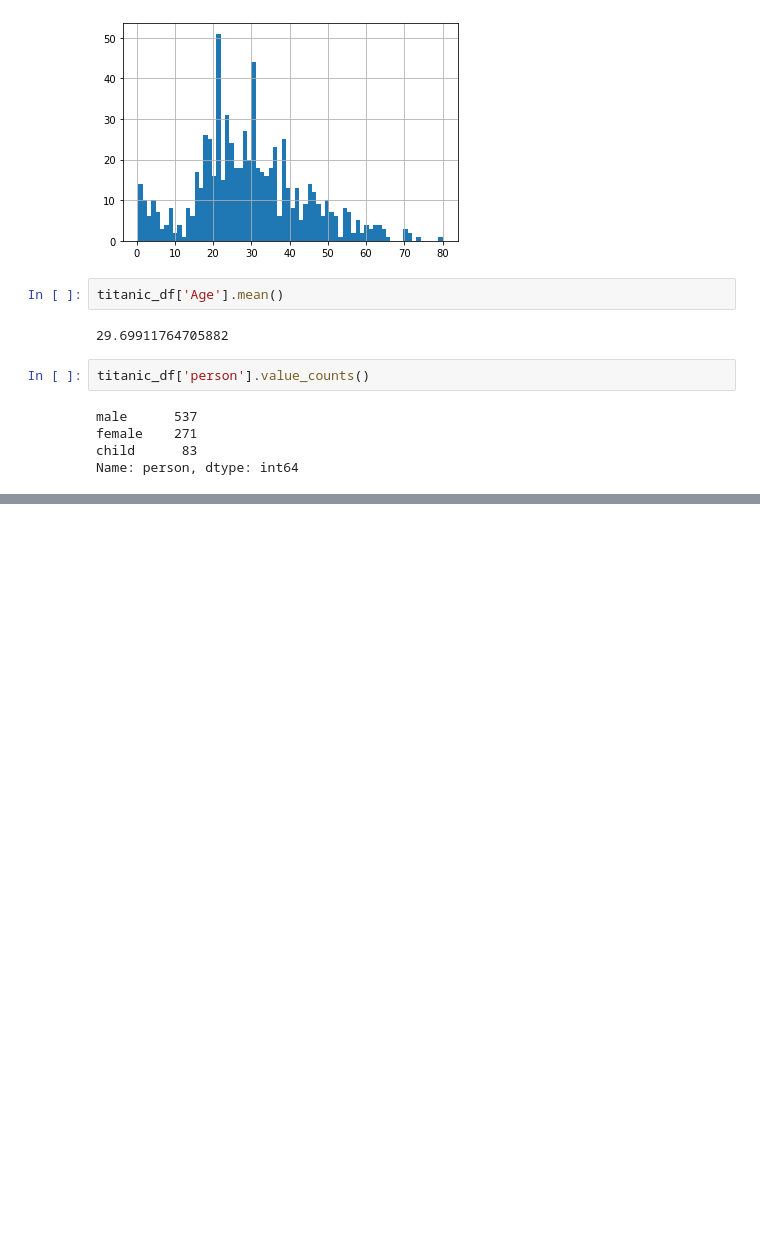
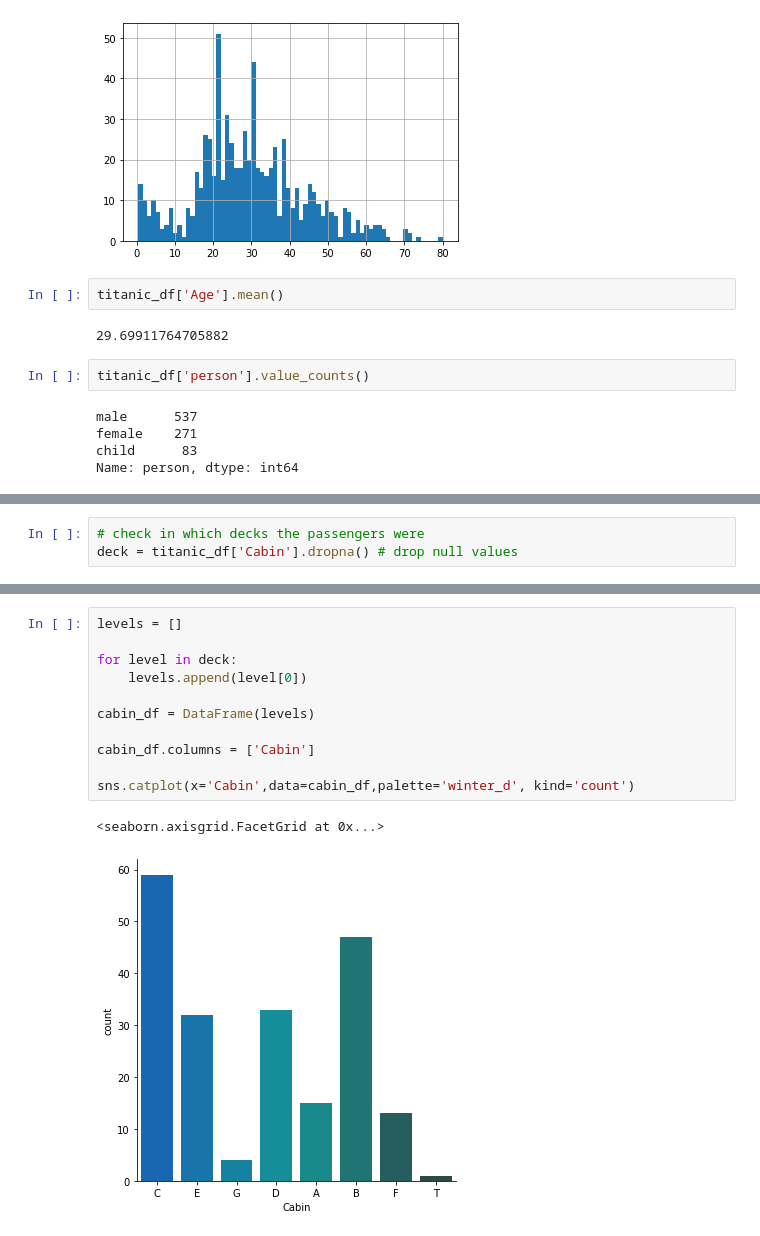
Before and after one commit to abel672/python-data-analysis-visualization, a Jupyter notebook: Section-8-Example-Projects/00-Titanic-Project.ipynb, the cells around one changed output, grey strips where cells are left out. Cells and saved outputs as stored; diff of their text form; blank space fills up the shorter version.

```diff
--- a/Section-8-Example-Projects/00-Titanic-Project.ipynb
+++ b/Section-8-Example-Projects/00-Titanic-Project.ipynb
@@ -121,0 +156,3 @@ Name: person, dtype: int64
+# %%
+# check in which decks the passengers were
+deck = titanic_df['Cabin'].dropna() # drop null values
@@ -121,0 +168,14 @@ Name: person, dtype: int64
+# %%
+levels = []
+
+for level in deck:
+    levels.append(level[0])
+
+cabin_df = DataFrame(levels)
+
+cabin_df.columns = ['Cabin']
+
+sns.catplot(x='Cabin',data=cabin_df,palette='winter_d', kind='count')
+# %% [output]
+<seaborn.axisgrid.FacetGrid at 0x...>
+[figure, added]
```
Also changed, not shown: parts of 7 cells of this notebook, 1 other file.
